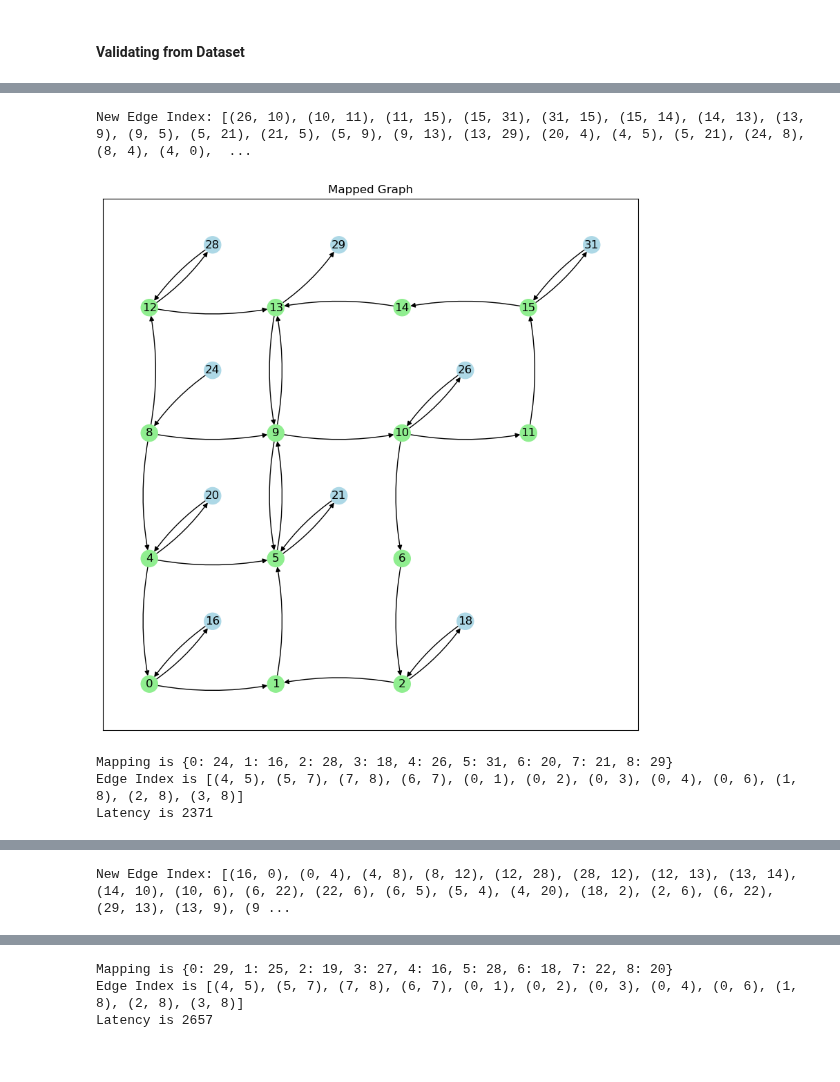
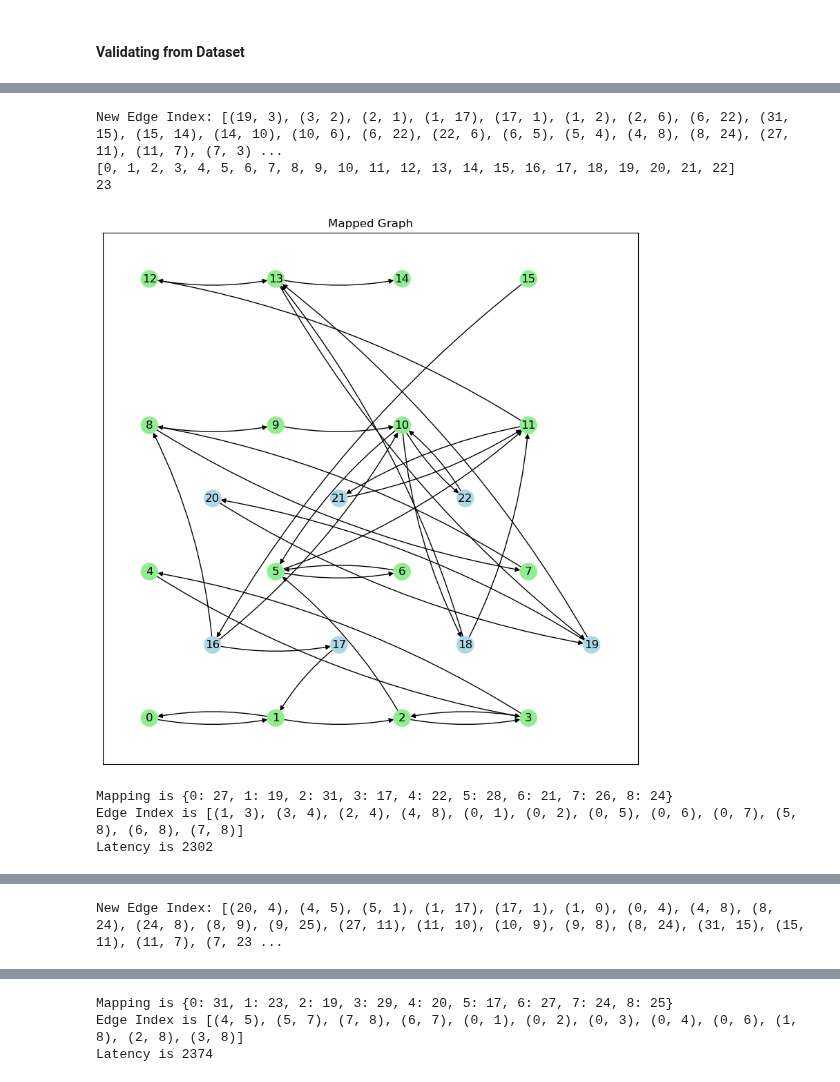
Before and after one commit to faseelmo/noc_latency_predictor, a Jupyter notebook: training_data/data_analysis.ipynb, the cells around one changed output, grey strips where cells are left out. Drawn from its saved outputs; the diff is of its cells as text; code cells hidden in the pictures.

Commit message:
mapping data

```diff
--- a/training_data/data_analysis.ipynb
+++ b/training_data/data_analysis.ipynb
@@ -51,3 +63,10 @@ Size of Dataset 98046
+# %%
+# Save the dataset as pickle
+with open('data/dataset_307k.pkl', 'wb') as f:
+    pickle.dump(dataset, f)
+# %%
+# Load the pickle dataset
+dataset = pickle.load(open('data/dataset_307k.pkl', 'rb'))
 # %% [markdown]
 ### Network Latency Description
 # %%
@@ -111,7 +130,7 @@ def group_by_isomorphism(data):
 
     return isomorphic_groups, list_of_same_graphs
 
-_, list_of_same_graphs = group_by_isomorphism(single_mapping_data)
+_, list_of_same_graphs = group_by_isomorphism(dataset)
 
 
 """
@@ -409,6 +429,15 @@ def get_mapped_graph(edge_index, map, pe_net, router_net):
     new_edge_index = create_edge_index(node_path_list)
     print(f"New Edge Index: {new_edge_index}")
     return nx.DiGraph(new_edge_index)
+
+def rename_nodes(graph):
+    mapping = {}
+    for idx, old_label in enumerate(graph.nodes()):
+        new_label = idx
+        mapping[old_label] = new_label
+
+    new_graph = nx.relabel_nodes(graph, mapping)
+    return new_graph
 # %% [markdown]
 #### Example Condition
 # %%
@@ -462,17 +491,17 @@ import random
 from gcn.dataset import convert_edge_index
 
 pe_4x4 = bidict({
-    28: (0, 3), 29: (1, 3), 30: (2, 3), 31: (3, 3),
-    24: (0, 2), 25: (1, 2), 26: (2, 2), 27: (3, 2),
-    20: (0, 1), 21: (1, 1), 22: (2, 1), 23: (3, 1),
-    16: (0, 0), 17: (1, 0), 18: (2, 0), 19: (3, 0)
+28: (0, 3), 29: (1, 3), 30: (2, 3), 31: (3, 3),
+24: (0, 2), 25: (1, 2), 26: (2, 2), 27: (3, 2),
+20: (0, 1), 21: (1, 1), 22: (2, 1), 23: (3, 1),
+16: (0, 0), 17: (1, 0), 18: (2, 0), 19: (3, 0)
 })
 
 router_4x4 = bidict({
-    12: (0, 3), 13: (1, 3), 14: (2, 3), 15: (3, 3),
-    8 : (0, 2), 9 : (1, 2), 10: (2, 2), 11: (3, 2),
-    4 : (0, 1), 5 : (1, 1), 6 : (2, 1), 7 : (3, 1),
-    0 : (0, 0), 1 : (1, 0), 2 : (2, 0), 3 : (3, 0)
+12: (0, 3), 13: (1, 3), 14: (2, 3), 15: (3, 3),
+8 : (0, 2), 9 : (1, 2), 10: (2, 2), 11: (3, 2),
+4 : (0, 1), 5 : (1, 1), 6 : (2, 1), 7 : (3, 1),
+0 : (0, 0), 1 : (1, 0), 2 : (2, 0), 3 : (3, 0)
 })
 
 pos_network = {
@@ -503,11 +532,17 @@ def draw_mapped_graph(mapped_graph):
 # Example 1
 task_1 = random_mapping_list[0]
 task_1['task_dag'].plot(show_node_attrib=False)
+
 task_1_edge_index = convert_edge_index(
     task_1['task_dag'].graph.edges,
     (len(task_1['task_dag'].graph.nodes) - 1)
 )
+
 mapped_graph_1 = get_mapped_graph(task_1_edge_index, task_1['map'], pe_4x4, router_4x4)
+mapped_graph_1 = rename_nodes(mapped_graph_1)
+print(mapped_graph_1.nodes)
+print(len(mapped_graph_1.nodes))
+
 draw_mapped_graph(mapped_graph_1)
 print(f"Mapping is {task_1['map']}")
 print(f"Edge Index is {task_1_edge_index}")
@@ -530,7 +565,9 @@ print(f"Latency is {task_2['network_processing_time']}\n")
-New Edge Index: [(26, 10), (10, 11), (11, 15), (15, 31), (31, 15), (15, 14), (14, 13), (13, 9), (9, 5), (5, 21), (21, 5), (5, 9), (9, 13), (13, 29), (20, 4), (4, 5), (5, 21), (24, 8), (8, 4), (4, 0),  ...
+New Edge Index: [(19, 3), (3, 2), (2, 1), (1, 17), (17, 1), (1, 2), (2, 6), (6, 22), (31, 15), (15, 14), (14, 10), (10, 6), (6, 22), (22, 6), (6, 5), (5, 4), (4, 8), (8, 24), (27, 11), (11, 7), (7, 3) ...
+[0, 1, 2, 3, 4, 5, 6, 7, 8, 9, 10, 11, 12, 13, 14, 15, 16, 17, 18, 19, 20, 21, 22]
+23
-[figure, old version]
+[figure, new version]
-Mapping is {0: 24, 1: 16, 2: 28, 3: 18, 4: 26, 5: 31, 6: 20, 7: 21, 8: 29}
-Edge Index is [(4, 5), (5, 7), (7, 8), (6, 7), (0, 1), (0, 2), (0, 3), (0, 4), (0, 6), (1, 8), (2, 8), (3, 8)]
-Latency is 2371
+Mapping is {0: 27, 1: 19, 2: 31, 3: 17, 4: 22, 5: 28, 6: 21, 7: 26, 8: 24}
+Edge Index is [(1, 3), (3, 4), (2, 4), (4, 8), (0, 1), (0, 2), (0, 5), (0, 6), (0, 7), (5, 8), (6, 8), (7, 8)]
+Latency is 2302
 [figure]
-New Edge Index: [(16, 0), (0, 4), (4, 8), (8, 12), (12, 28), (28, 12), (12, 13), (13, 14), (14, 10), (10, 6), (6, 22), (22, 6), (6, 5), (5, 4), (4, 20), (18, 2), (2, 6), (6, 22), (29, 13), (13, 9), (9 ...
+New Edge Index: [(20, 4), (4, 5), (5, 1), (1, 17), (17, 1), (1, 0), (0, 4), (4, 8), (8, 24), (24, 8), (8, 9), (9, 25), (27, 11), (11, 10), (10, 9), (9, 8), (8, 24), (31, 15), (15, 11), (11, 7), (7, 23 ...
@@ -538,3 +575,3 @@ New Edge Index: [(16, 0), (0, 4), (4, 8), (8, 12), (12, 28), (28, 12), (12, 13),
-Mapping is {0: 29, 1: 25, 2: 19, 3: 27, 4: 16, 5: 28, 6: 18, 7: 22, 8: 20}
+Mapping is {0: 31, 1: 23, 2: 19, 3: 29, 4: 20, 5: 17, 6: 27, 7: 24, 8: 25}
 Edge Index is [(4, 5), (5, 7), (7, 8), (6, 7), (0, 1), (0, 2), (0, 3), (0, 4), (0, 6), (1, 8), (2, 8), (3, 8)]
-Latency is 2657
+Latency is 2374
```
Also changed, not shown: parts of 12 cells of this notebook, 6 other files.
